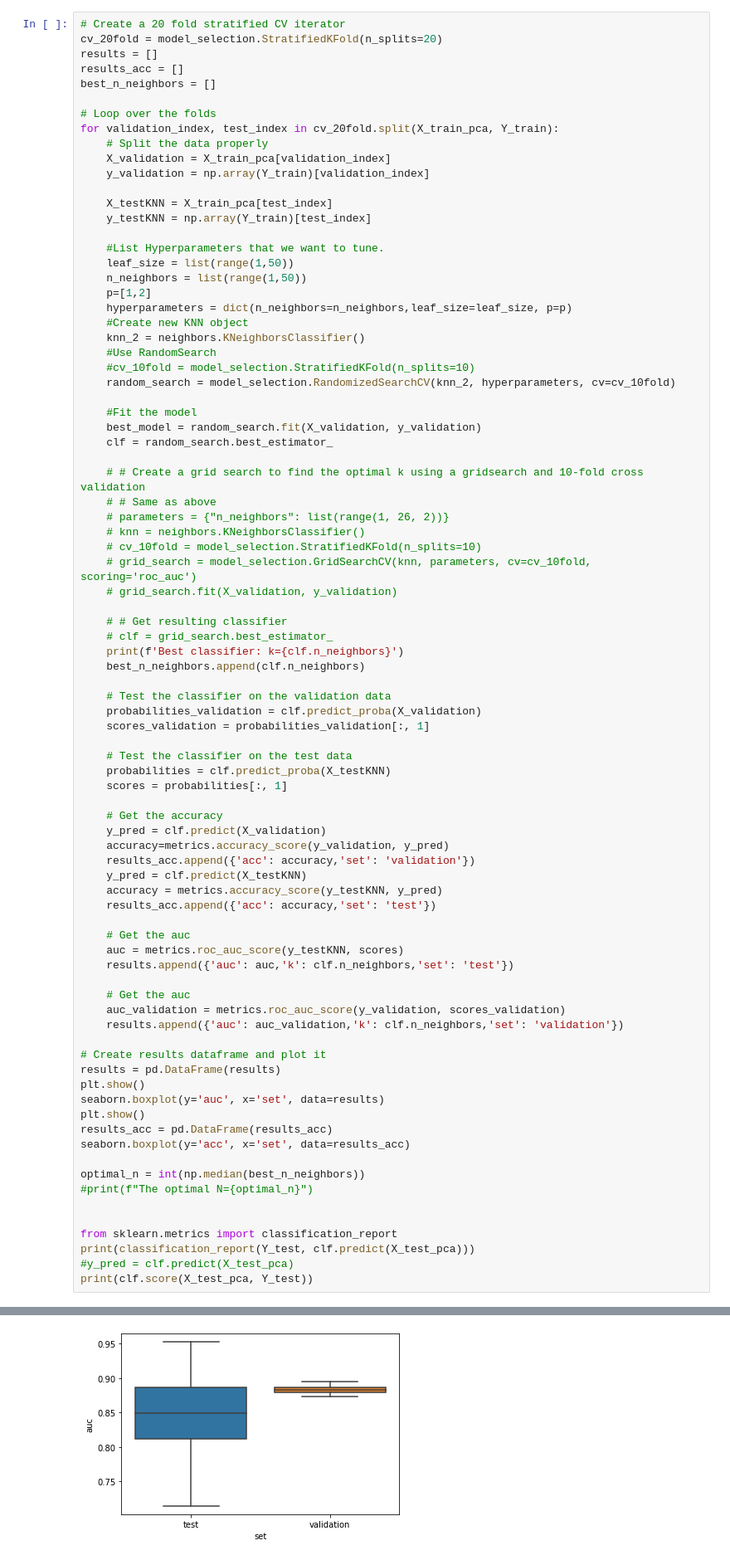
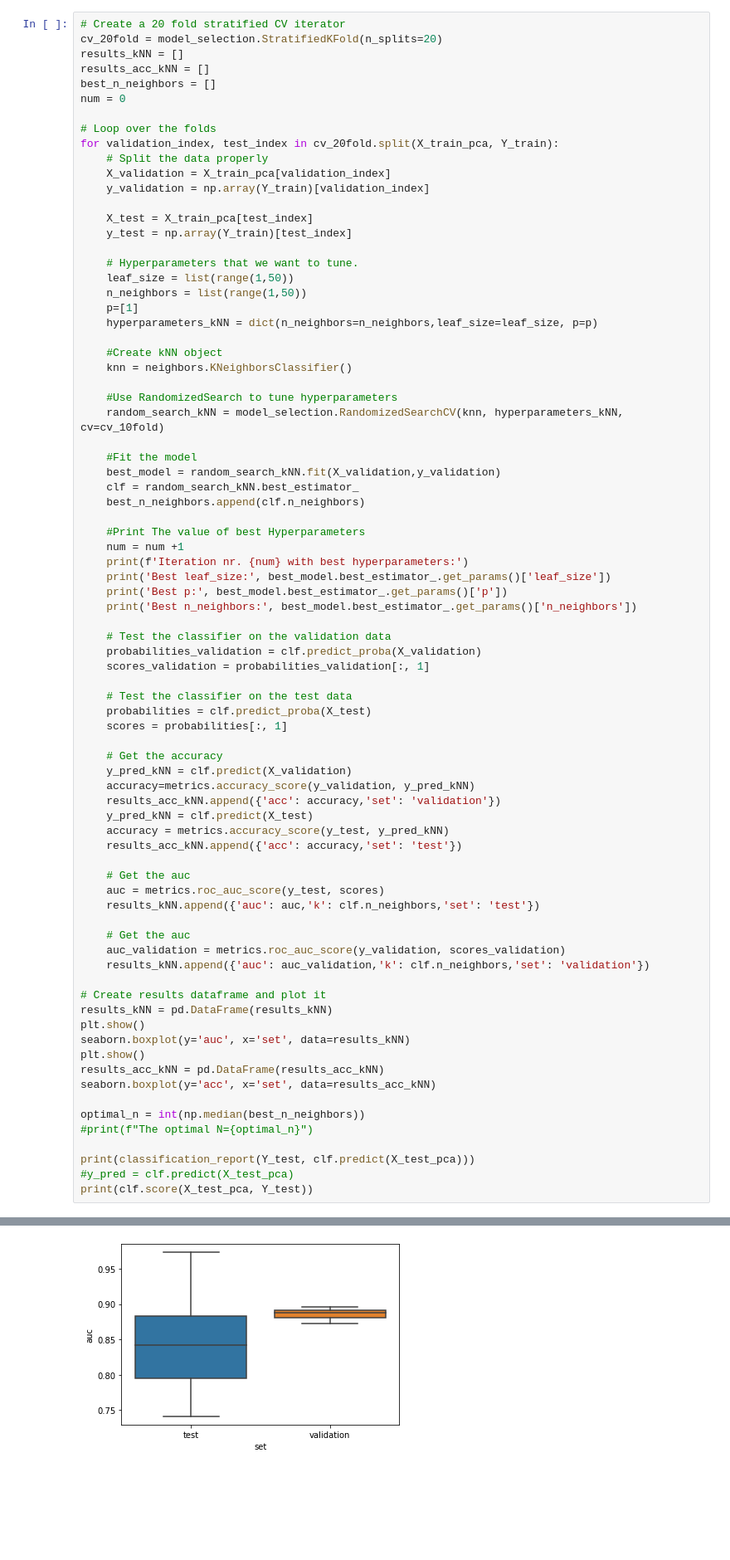
Before and after one commit to annawalstra/TM10007_Group5, a Jupyter notebook: assignment.ipynb, the cells around one changed output, grey strips where cells are left out. Shown at 83% size. Drawn from its saved outputs; the diff is of its cells as text; blank space fills up the shorter version.

```diff
--- a/assignment.ipynb
+++ b/assignment.ipynb
@@ -332,9 +349,10 @@ De k wisselt heel erg met elke CV, conclusie: erg afhankelijk van training data
 # %%
 # Create a 20 fold stratified CV iterator
 cv_20fold = model_selection.StratifiedKFold(n_splits=20)
-results = []
-results_acc = []
+results_kNN = []
+results_acc_kNN = []
 best_n_neighbors = []
+num = 0
 
 # Loop over the folds
 for validation_index, test_index in cv_20fold.split(X_train_pca, Y_train):
@@ -342,74 +360,68 @@ for validation_index, test_index in cv_20fold.split(X_train_pca, Y_train):
     X_validation = X_train_pca[validation_index]
     y_validation = np.array(Y_train)[validation_index]
 
-    X_testKNN = X_train_pca[test_index]
-    y_testKNN = np.array(Y_train)[test_index]
+    X_test = X_train_pca[test_index]
+    y_test = np.array(Y_train)[test_index]
 
-    #List Hyperparameters that we want to tune.
+    # Hyperparameters that we want to tune.
     leaf_size = list(range(1,50))
     n_neighbors = list(range(1,50))
-    p=[1,2]
-    hyperparameters = dict(n_neighbors=n_neighbors,leaf_size=leaf_size, p=p)
-    #Create new KNN object
-    knn_2 = neighbors.KNeighborsClassifier()
-    #Use RandomSearch
-    #cv_10fold = model_selection.StratifiedKFold(n_splits=10)
-    random_search = model_selection.RandomizedSearchCV(knn_2, hyperparameters, cv=cv_10fold)
+    p=[1]
+    hyperparameters_kNN = dict(n_neighbors=n_neighbors,leaf_size=leaf_size, p=p)
+
+    #Create kNN object
+    knn = neighbors.KNeighborsClassifier()
+
+    #Use RandomizedSearch to tune hyperparameters
+    random_search_kNN = model_selection.RandomizedSearchCV(knn, hyperparameters_kNN, cv=cv_10fold)
 
     #Fit the model
-    best_model = random_search.fit(X_validation, y_validation)
-    clf = random_search.best_estimator_
+    best_model = random_search_kNN.fit(X_validation,y_validation)
+    clf = random_search_kNN.best_estimator_
+    best_n_neighbors.append(clf.n_neighbors)
 
-    # # Create a grid search to find the optimal k using a gridsearch and 10-fold cross validation
-    # # Same as above
-    # parameters = {"n_neighbors": list(range(1, 26, 2))}
-    # knn = neighbors.KNeighborsClassifier()
-    # cv_10fold = model_selection.StratifiedKFold(n_splits=10)
-    # grid_search = model_selection.GridSearchCV(knn, parameters, cv=cv_10fold, scoring='roc_auc')
-    # grid_search.fit(X_validation, y_validation)
-
-    # # Get resulting classifier
-    # clf = grid_search.best_estimator_
-    print(f'Best classifier: k={clf.n_neighbors}')
-    best_n_neighbors.append(clf.n_neighbors)
+    #Print The value of best Hyperparameters
+    num = num +1
+    print(f'Iteration nr. {num} with best hyperparameters:')
+    print('Best leaf_size:', best_model.best_estimator_.get_params()['leaf_size'])
+    print('Best p:', best_model.best_estimator_.get_params()['p'])
+    print('Best n_neighbors:', best_model.best_estimator_.get_params()['n_neighbors'])
 
     # Test the classifier on the validation data
     probabilities_validation = clf.predict_proba(X_validation)
     scores_validation = probabilities_validation[:, 1]
 
     # Test the classifier on the test data
-    probabilities = clf.predict_proba(X_testKNN)
+    probabilities = clf.predict_proba(X_test)
     scores = probabilities[:, 1]
 
     # Get the accuracy
-    y_pred = clf.predict(X_validation)
-    accuracy=metrics.accuracy_score(y_validation, y_pred)
-    results_acc.append({'acc': accuracy,'set': 'validation'})
-    y_pred = clf.predict(X_testKNN)
-    accuracy = metrics.accuracy_score(y_testKNN, y_pred)
-    results_acc.append({'acc': accuracy,'set': 'test'})
+    y_pred_kNN = clf.predict(X_validation)
+    accuracy=metrics.accuracy_score(y_validation, y_pred_kNN)
+    results_acc_kNN.append({'acc': accuracy,'set': 'validation'})
+    y_pred_kNN = clf.predict(X_test)
+    accuracy = metrics.accuracy_score(y_test, y_pred_kNN)
+    results_acc_kNN.append({'acc': accuracy,'set': 'test'})
 
     # Get the auc
-    auc = metrics.roc_auc_score(y_testKNN, scores)
-    results.append({'auc': auc,'k': clf.n_neighbors,'set': 'test'})
+    auc = metrics.roc_auc_score(y_test, scores)
+    results_kNN.append({'auc': auc,'k': clf.n_neighbors,'set': 'test'})
 
     # Get the auc
     auc_validation = metrics.roc_auc_score(y_validation, scores_validation)
-    results.append({'auc': auc_validation,'k': clf.n_neighbors,'set': 'validation'})
+    results_kNN.append({'auc': auc_validation,'k': clf.n_neighbors,'set': 'validation'})
 
 # Create results dataframe and plot it
-results = pd.DataFrame(results)
+results_kNN = pd.DataFrame(results_kNN)
 plt.show()
-seaborn.boxplot(y='auc', x='set', data=results)
+seaborn.boxplot(y='auc', x='set', data=results_kNN)
 plt.show()
-results_acc = pd.DataFrame(results_acc)
-seaborn.boxplot(y='acc', x='set', data=results_acc)
+results_acc_kNN = pd.DataFrame(results_acc_kNN)
+seaborn.boxplot(y='acc', x='set', data=results_acc_kNN)
 
 optimal_n = int(np.median(best_n_neighbors))
 #print(f"The optimal N={optimal_n}")
 
-
-from sklearn.metrics import classification_report
 print(classification_report(Y_test, clf.predict(X_test_pca)))
 #y_pred = clf.predict(X_test_pca)
 print(clf.score(X_test_pca, Y_test))
@@ -437,3 +446,3 @@ Best classifier: k=11
-[figure, old version]
+[figure, new version]
               precision    recall  f1-score   support
 
```
Also changed, not shown: parts of 5 cells of this notebook.
